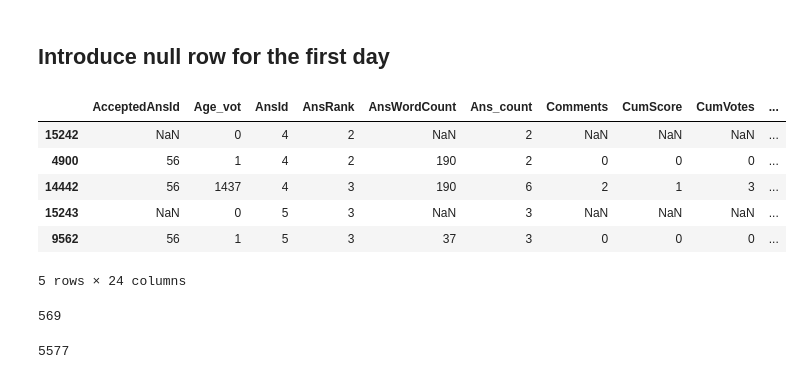
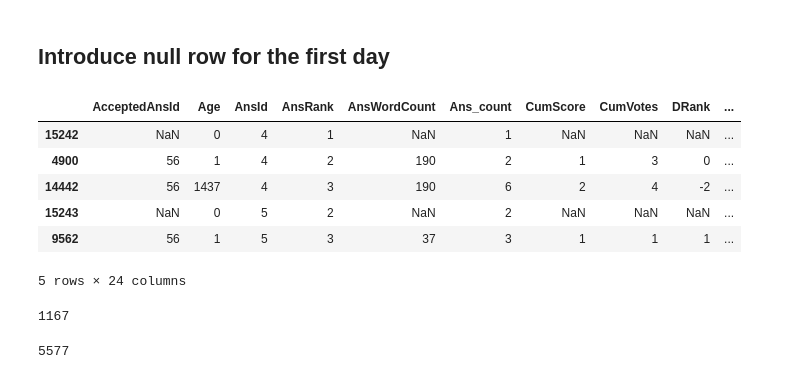
Before and after one commit to JoelDan192/Predictive-model-for-the-voting-system-in-SE-network, a Jupyter notebook: results/Dataset_groups.ipynb, the cells around one changed output. Cells and saved outputs as stored; diff of their text form; code cells hidden in the pictures.

```diff
--- a/results/Dataset_groups.ipynb
+++ b/results/Dataset_groups.ipynb
@@ -119,28 +131,29 @@ def pad_votes(df,a,q,aid_idx,index_gen):
 ## Introduce null row for the first day
 # %%
 get_idx = idx_gen(votes)
-get_null_row = lambda df,ans_c,age,a_id,q_id: pd.DataFrame({'QuestionId':[q_id],'AnsId':[a_id],'Age_vot':[age-1],'Norm_Pos':[1],'Norm_DRank':[0.0],'Ans_count':[ans_c],
-                                       'ReScore':[0.0],'AnsRank':[ans_c],'Votes':[0],
-                                            'Score':[0],'Upvotes':[0],'Downvotes':[0]},index=[get_idx.next()])
+get_null_row = lambda df,ans_c,age,a_id,q_id: pd.DataFrame(
+    {'QuestionId':[q_id],'AnsId':[a_id],'Age':[age-1],'Norm_Pos':[1],'Norm_DRank':[0.0],'Ans_count':[ans_c-1],
+        'ReScore':[0.0],'AnsRank':[ans_c-1],'Votes':[0], 'EPbias':[0],
+        'Score':[0],'Upvotes':[0],'Downvotes':[0]},index=[get_idx.next()])
 #Votes:[0] etc will be shifted anyways
-append_null_day = lambda df: get_null_row(df,df.sort_values(by='Age_vot').Ans_count.iloc[0],int(df['Age_vot'].min()),df.AnsId.iloc[0],df.QuestionId.iloc[0]).append(df)
+append_null_day = lambda df: get_null_row(df,df.sort_values(by='Age').Ans_count.iloc[0],int(df['Age'].min()),df.AnsId.iloc[0],df.QuestionId.iloc[0]).append(df)
 votes = votes.groupby(['AnsId']).apply(append_null_day).reset_index(level=[0],drop=True)
-votes.loc[:,'Age_vot'] = votes['Age_vot'] + 1
+votes.loc[:,'Age'] = votes['Age'] + 1
 votes.head()
 # %% [output]
-|  | AcceptedAnsId | Age_vot | AnsId | AnsRank | AnsWordCount | Ans_count | Comments | CumScore | CumVotes | ... |
-| 15242 | NaN | 0 | 4 | 2 | NaN | 2 | NaN | NaN | NaN | ... |
-| 4900 | 56 | 1 | 4 | 2 | 190 | 2 | 0 | 0 | 0 | ... |
-| 14442 | 56 | 1437 | 4 | 3 | 190 | 6 | 2 | 1 | 3 | ... |
-| 15243 | NaN | 0 | 5 | 3 | NaN | 3 | NaN | NaN | NaN | ... |
-| 9562 | 56 | 1 | 5 | 3 | 37 | 3 | 0 | 0 | 0 | ... |
+|  | AcceptedAnsId | Age | AnsId | AnsRank | AnsWordCount | Ans_count | CumScore | CumVotes | DRank | ... |
+| 15242 | NaN | 0 | 4 | 1 | NaN | 1 | NaN | NaN | NaN | ... |
+| 4900 | 56 | 1 | 4 | 2 | 190 | 2 | 1 | 3 | 0 | ... |
+| 14442 | 56 | 1437 | 4 | 3 | 190 | 6 | 2 | 4 | -2 | ... |
+| 15243 | NaN | 0 | 5 | 2 | NaN | 2 | NaN | NaN | NaN | ... |
+| 9562 | 56 | 1 | 5 | 3 | 37 | 3 | 1 | 1 | 1 | ... |
 5 rows × 24 columns
 # %%
 get_comp = lambda df: int(df.shape[0])>1
-tt = votes.groupby(['QuestionId','Age_vot','AnsRank']).apply(get_comp).reset_index(drop=True)
+tt = votes.groupby(['QuestionId','Age','AnsRank']).apply(get_comp).reset_index(drop=True)
 sum(tt)
 # %% [output]
-569
+1167
 # %%
 sum(votes.Votes==0) #Number of rows introduced
 # %% [output]
```
Also changed, not shown: parts of 60 cells of this notebook, 43 other files.
